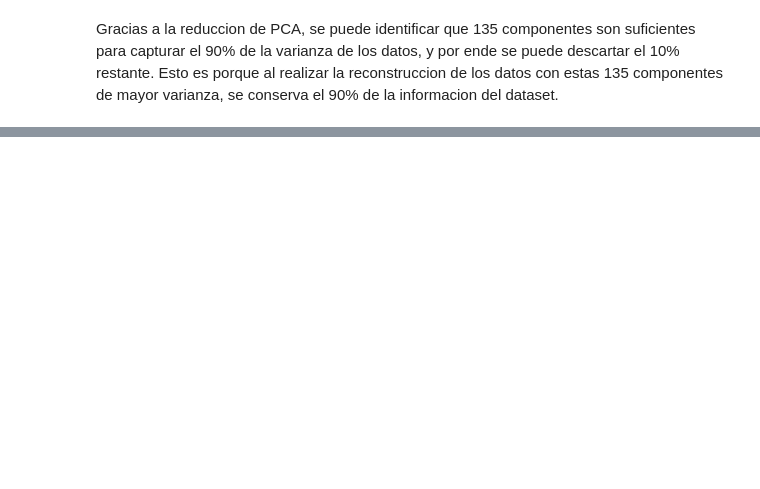
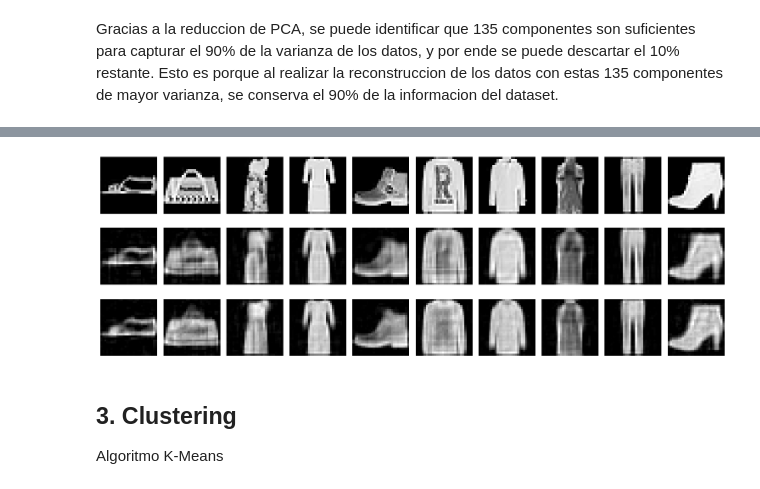
Before and after one commit to sofiyabo/TP4_ML, a Jupyter notebook: Yabo_Sofia_Notebook_TP4.ipynb, the cells around one changed output, grey strips where cells are left out. Drawn from its saved outputs; the diff is of its cells as text; code cells hidden in the pictures; blank space fills up the shorter version.

```diff
--- a/Yabo_Sofia_Notebook_TP4.ipynb
+++ b/Yabo_Sofia_Notebook_TP4.ipynb
@@ -118,0 +217,23 @@ Gracias a la reduccion de PCA, se puede identificar que 135 componentes son sufi
+# %%
+idx = np.random.choice(len(X_test), 10, replace=False)
+
+originales_vis = X_test[idx].astype(np.float32)
+
+# Reconstrucción AE: pasar X_test_std por el modelo completo
+model.eval()
+with torch.no_grad():
+    recon_ae_std = model(torch.FloatTensor(X_test_std[idx]).to(device)).cpu().numpy()
+recon_ae = np.clip(recon_ae_std * des + med, 0, 255)
+
+# Reconstrucción PCA
+X_test_reconstruido_std = X_test_pca @ eigenvectors_K.T
+recon_pca = np.clip(X_test_reconstruido_std[idx] * des + med, 0, 255)
+
+utls.plot_images([originales_vis, recon_pca, recon_ae], n_images=10,
+                 titles=["Original", "Reconstruida PCA", "Reconstruida AE"])
+# %% [output]
+[figure, added]
+# %% [markdown]
+## 3. Clustering
+
+Algoritmo K-Means
```
Also changed, not shown: parts of 14 cells of this notebook, 4 other files.
